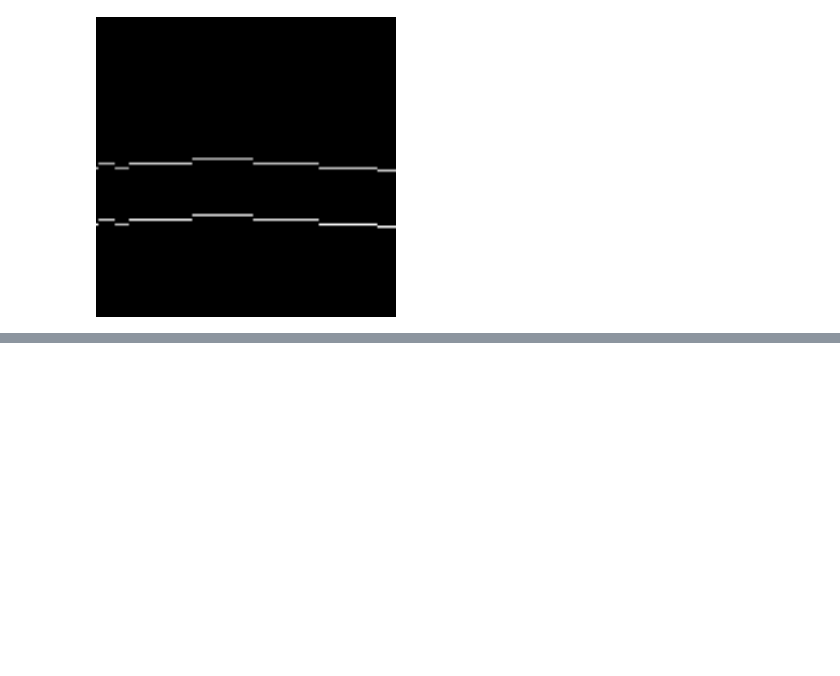
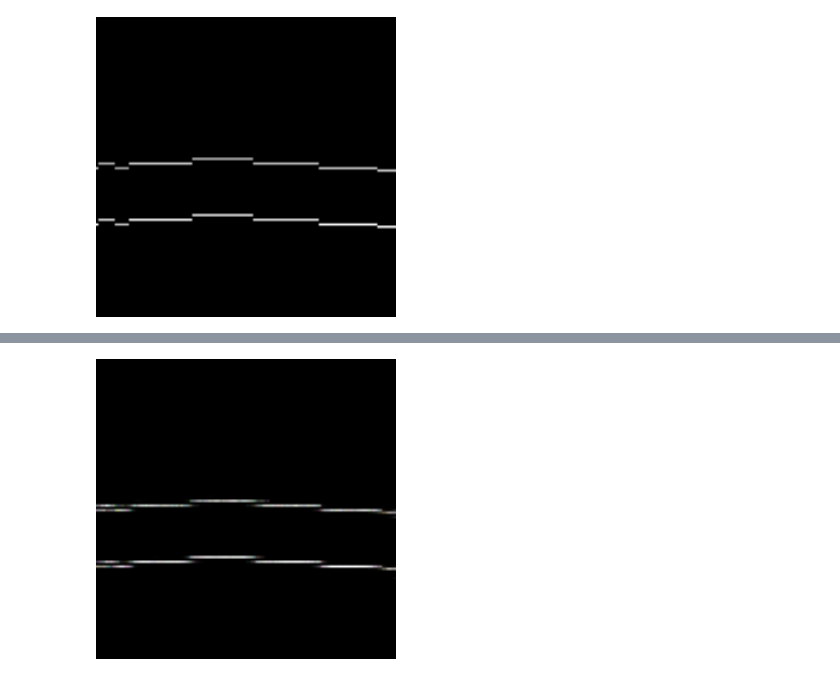
Before and after one commit to clairefuzzyelephant/melody-vae, a Jupyter notebook: cvae/CVAE-use.ipynb, the cells around one changed output, grey strips where cells are left out. Cells and saved outputs as stored; diff of their text form; code cells hidden in the pictures; blank space fills up the shorter version.

```diff
--- a/cvae/CVAE-use.ipynb
+++ b/cvae/CVAE-use.ipynb
@@ -212,10 +228,13 @@ print(roll[roll>0])
 # %%
 # compare_x = compare(fixed_x)
-recon, _, _ = model(fixed_x2)
+recon_obj, _, _ = model(fixed_x2)
 # %%
 recon_f = 'outputs/recon-{}.png'.format(model_version)
-save_image(recon.data.cpu(), recon_f)
+recon = recon_obj.data.cpu()
+save_image(recon, recon_f)
 display(Image(recon_f, width=300, unconfined=True))
+# %% [output]
+[figure, added]
 # %%
 recon = PIL.Image.open(recon_f)
 recon = recon.convert(mode="L")
```
Also changed, not shown: parts of 9 cells of this notebook, 8 other files.
